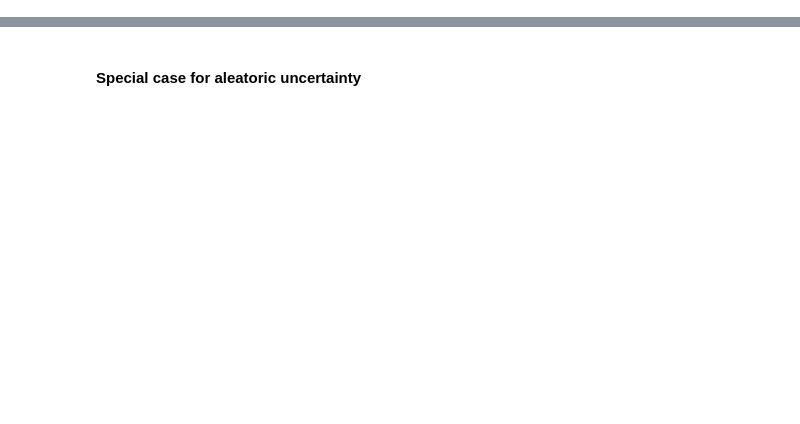
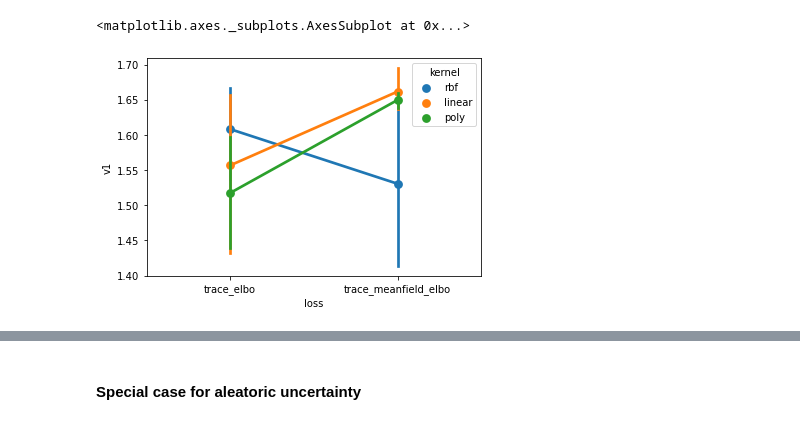
Before and after one commit to sharma-divyanshu/uncertainty_analysis, a Jupyter notebook: gp_sparse_bayes.ipynb, the cells around one changed output, grey strips where cells are left out. Drawn from its saved outputs; the diff is of its cells as text; code cells hidden in the pictures; blank space fills up the shorter version.

```diff
--- a/gp_sparse_bayes.ipynb
+++ b/gp_sparse_bayes.ipynb
@@ -278,0 +120,15 @@ sm.stats.anova_lm(white_wine_model)
+# %%
+from scipy.stats import t, f, sem
+from bioinfokit.analys import stat
+import statsmodels.api as sm
+from statsmodels.formula.api import ols
+
+diabetes = simulation_runs.loc[simulation_runs['dataset']=='diabetes']
+ionosphere = simulation_runs.loc[simulation_runs['dataset']=='ionosphere']
+red_wine = simulation_runs.loc[simulation_runs['dataset']=='red-wine']
+white_wine = simulation_runs.loc[simulation_runs['dataset']=='white-wine']
+
+diabetes['v1'] = diabetes['accuracy']+(1-diabetes['ause'])
+ionosphere['v1'] = ionosphere['accuracy']+(1-ionosphere['ause'])
+red_wine['v1'] = red_wine['accuracy']+(1-red_wine['ause'])
+white_wine['v1'] = white_wine['accuracy']+(1-white_wine['ause'])
@@ -278,0 +170,5 @@ sm.stats.anova_lm(white_wine_model)
+# %%
+sns.pointplot(x='loss', y='v1', hue='kernel', data=diabetes)
+# %% [output]
+<matplotlib.axes._subplots.AxesSubplot at 0x...>
+[figure, added]
```
Also changed, not shown: parts of 45 cells of this notebook, 7 other files.
